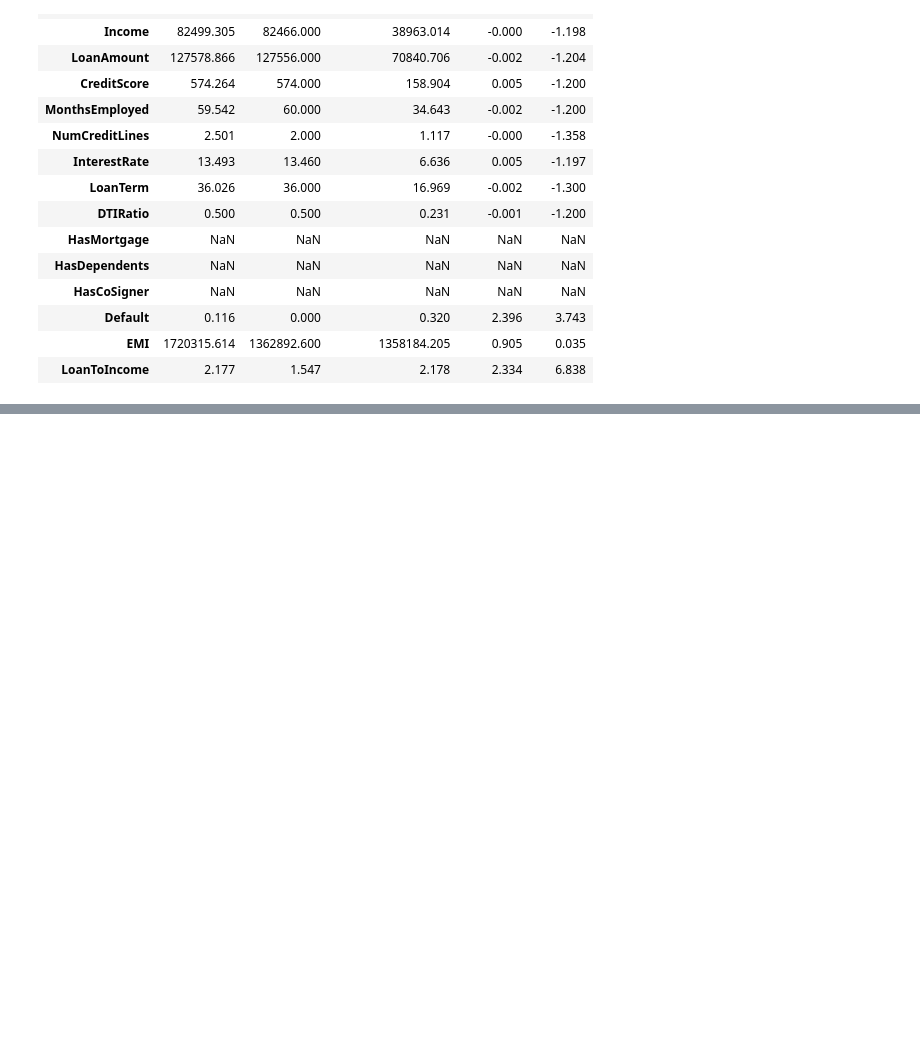
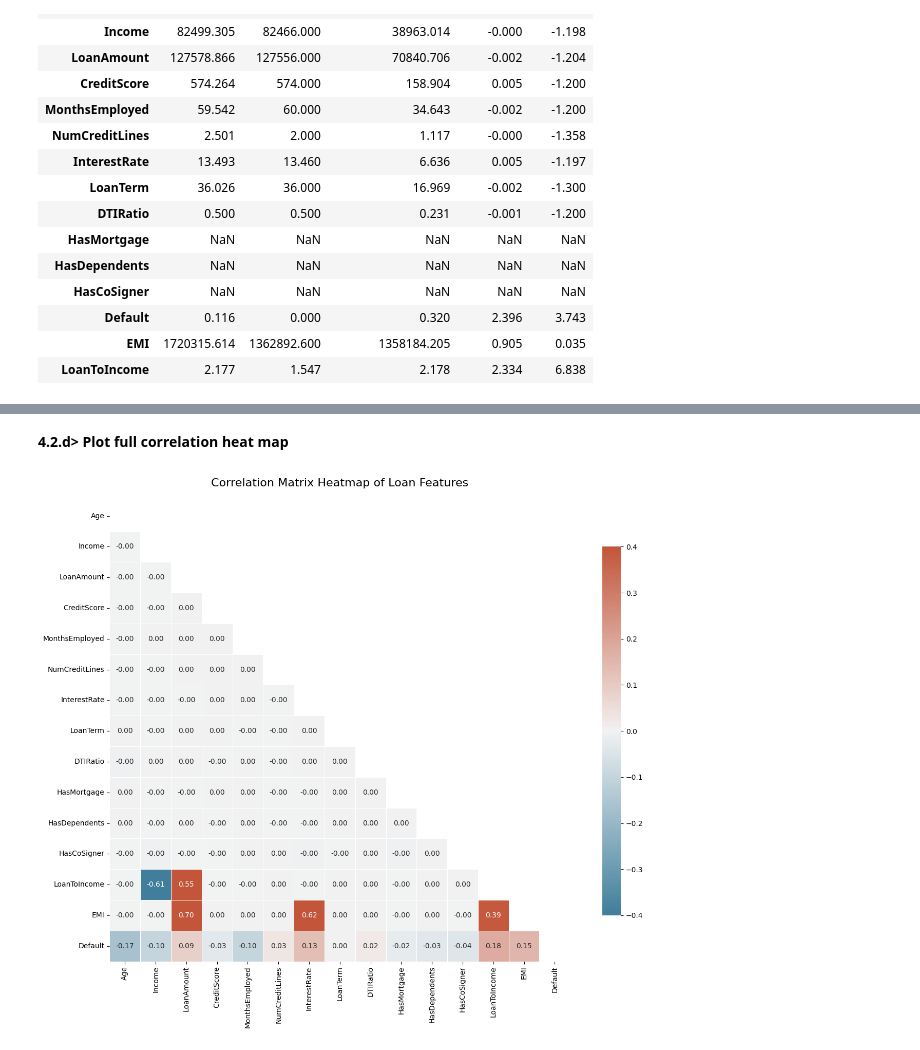
Before and after one commit to rudrascience/Loan_Default_Analysis, a Jupyter notebook: eda-rudrajit-das.ipynb, the cells around one changed output, grey strips where cells are left out. Saved outputs shown, nothing was run; the diff lists cells and outputs as text; code cells hidden in the pictures; blank space fills up the shorter version.

```diff
--- a/eda-rudrajit-das.ipynb
+++ b/eda-rudrajit-das.ipynb
@@ -539,0 +651,33 @@ display(summary_table)
+# %% [markdown]
+**4.2.d> Plot full correlation heat map**
+# %%
+# Calculate and plot a comprehensive correlation heatmap
+plt.figure(figsize=(14, 11))
+
+# Select numerical and boolean columns for correlation analysis
+correlation_features = ['Age', 'Income', 'LoanAmount', 'CreditScore', 'MonthsEmployed',
+    'NumCreditLines', 'InterestRate', 'LoanTerm', 'DTIRatio',
+    'HasMortgage', 'HasDependents', 'HasCoSigner',
+    'LoanToIncome', 'EMI', 'Default']
+
+# Filter features to those actually present in the DataFrame
+existing_corr_features = [col for col in correlation_features if col in df.columns]
+
+# Compute correlation matrix
+corr_matrix = df[existing_corr_features].corr()
+
+# Create a mask to hide the upper triangle
+mask = np.triu(np.ones_like(corr_matrix, dtype=bool))
+
+# Generate a custom diverging colormap
+cmap = sns.diverging_palette(230, 20, as_cmap=True)
+
+# Draw the heatmap
+sns.heatmap(corr_matrix, mask=mask, cmap=cmap, vmax=0.4, vmin=-0.4, center=0, annot=True, fmt=".2f", square=True, linewidths=.5, cbar_kws={"shrink": .8})
+
+plt.title('Correlation Matrix Heatmap of Loan Features', fontsize=16, pad=20)
+plt.tight_layout()
+plt.savefig(f"{OUT}/full_correlation_heatmap.png", dpi=120)
+plt.show()
+# %% [output]
+[figure, added]
```
Also changed, not shown: parts of 15 cells of this notebook.
